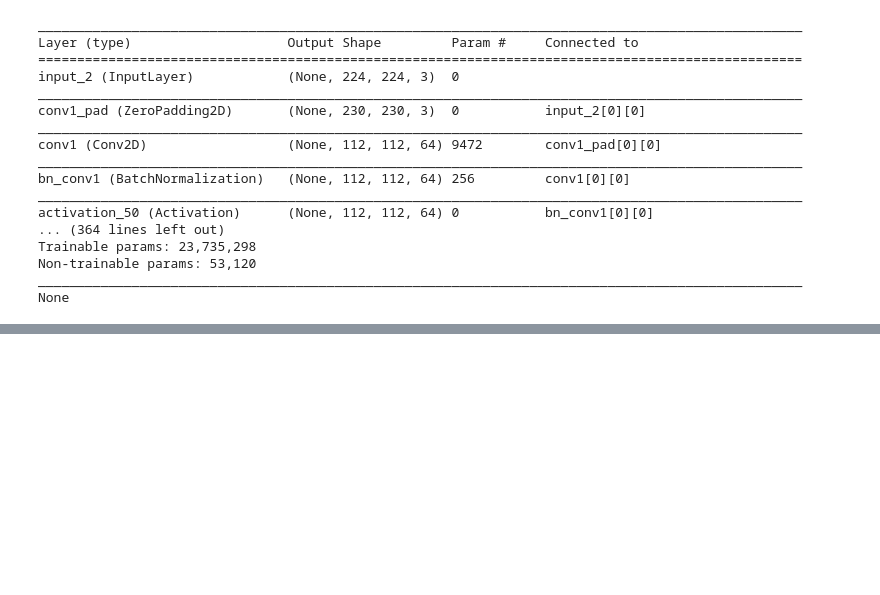
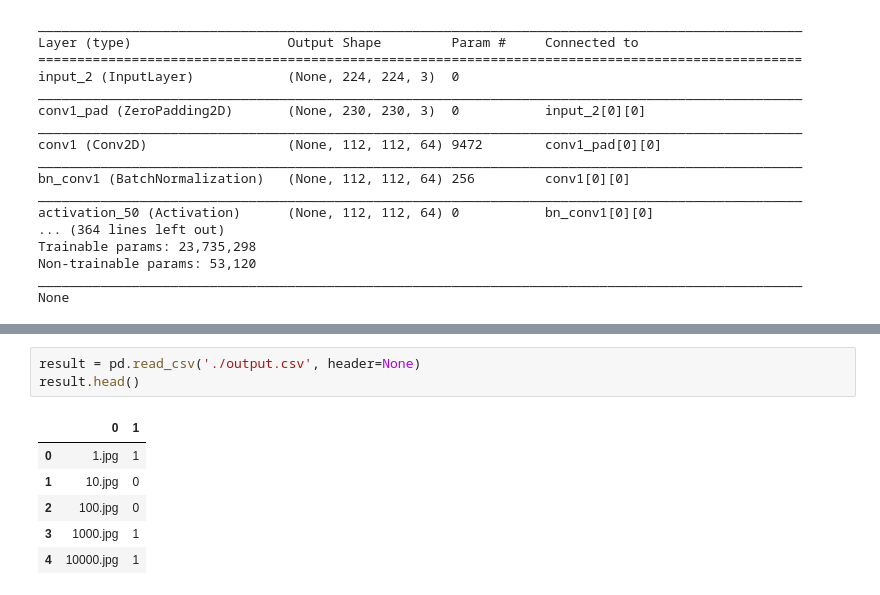
Before and after one commit to laogoon/ML100-Days, a Jupyter notebook: homework/Day_100_transfer_learning_HW.ipynb, the cells around one changed output, grey strips where cells are left out. Saved outputs shown, nothing was run; the diff lists cells and outputs as text; blank space fills up the shorter version.

```diff
--- a/homework/Day_100_transfer_learning_HW.ipynb
+++ b/homework/Day_100_transfer_learning_HW.ipynb
@@ -154,0 +192,10 @@ Epoch 7/50
+# %%
+result = pd.read_csv('./output.csv', header=None)
+result.head()
+# %% [output]
+|  | 0 | 1 |
+| 0 | 1.jpg | 1 |
+| 1 | 10.jpg | 0 |
+| 2 | 100.jpg | 0 |
+| 3 | 1000.jpg | 1 |
+| 4 | 10000.jpg | 1 |
```
Also changed, not shown: parts of 7 cells of this notebook.
